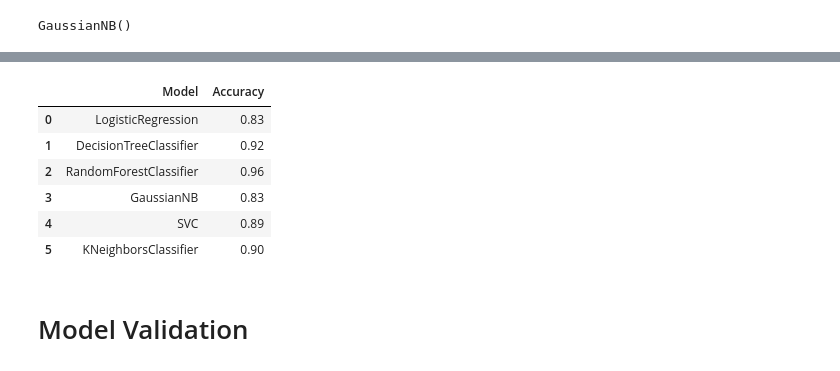
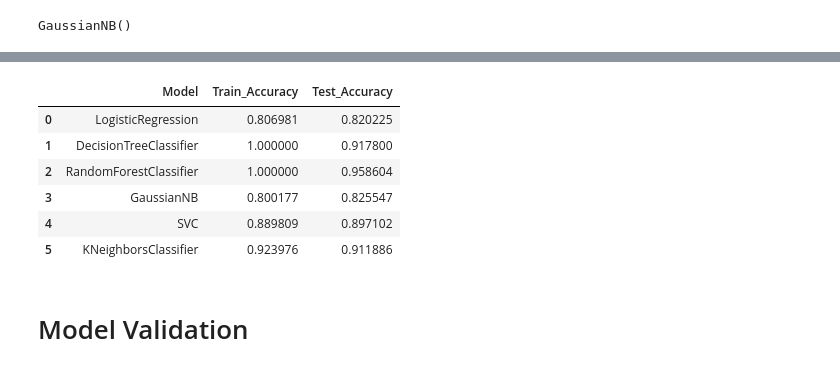
Before and after one commit to niranjankumarnk/ML_Stroke_Prediction-, a Jupyter notebook: Project_work/Notebook.ipynb, the cells around one changed output, grey strips where cells are left out. Drawn from its saved outputs; the diff is of its cells as text; code cells hidden in the pictures.

```diff
--- a/Project_work/Notebook.ipynb
+++ b/Project_work/Notebook.ipynb
@@ -491,25 +562,30 @@ svm_model = SVC()
 KNN_model =KNeighborsClassifier()
 # %%
 model_list = [log_reg_model, Decision_tree_model, Random_forest_model,naive_bais_model, svm_model, KNN_model]
-accuracy_list =[]
+accuracy_list1 =[]
+accuracy_list2 =[]
 model_name = []
 for model in model_list:
     model.fit(X_train,y_train)
+    X_pred = model.predict(X_train)
+    Train_Accuracy = accuracy_score(y_train, X_pred)
     y_pred = model.predict(X_test)
-    Accuracy = accuracy_score(y_test, y_pred)
-    accuracy_list.append(Accuracy)
+    Test_Accuracy = accuracy_score(y_test, y_pred)
+
+    accuracy_list1.append(Train_Accuracy)
+    accuracy_list2.append(Test_Accuracy)
     model_name.append(model.__class__.__name__)
 # %%
-model_df= pd.DataFrame({'Model':model_name, 'Accuracy':accuracy_list})
+model_df= pd.DataFrame({'Model':model_name, 'Train_Accuracy':accuracy_list1, 'Test_Accuracy':accuracy_list2})
 model_df
 # %% [output]
-|  | Model | Accuracy |
-| 0 | LogisticRegression | 0.83 |
-| 1 | DecisionTreeClassifier | 0.92 |
-| 2 | RandomForestClassifier | 0.96 |
-| 3 | GaussianNB | 0.83 |
-| 4 | SVC | 0.89 |
-| 5 | KNeighborsClassifier | 0.90 |
+|  | Model | Train_Accuracy | Test_Accuracy |
+| 0 | LogisticRegression | 0.806981 | 0.820225 |
+| 1 | DecisionTreeClassifier | 1.000000 | 0.917800 |
+| 2 | RandomForestClassifier | 1.000000 | 0.958604 |
+| 3 | GaussianNB | 0.800177 | 0.825547 |
+| 4 | SVC | 0.889809 | 0.897102 |
+| 5 | KNeighborsClassifier | 0.923976 | 0.911886 |
 # %% [markdown]
 # Model Validation
 # %%
```
Also changed, not shown: parts of 40 cells of this notebook.
